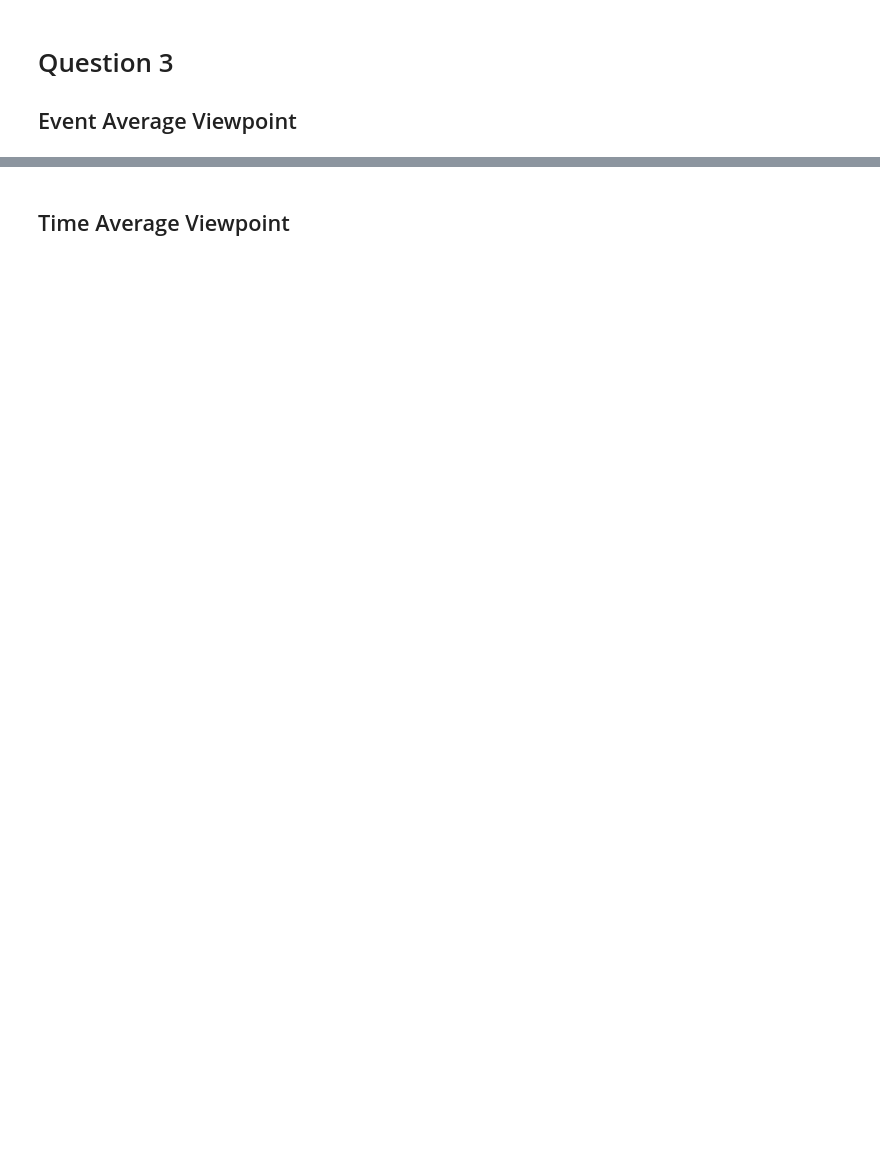
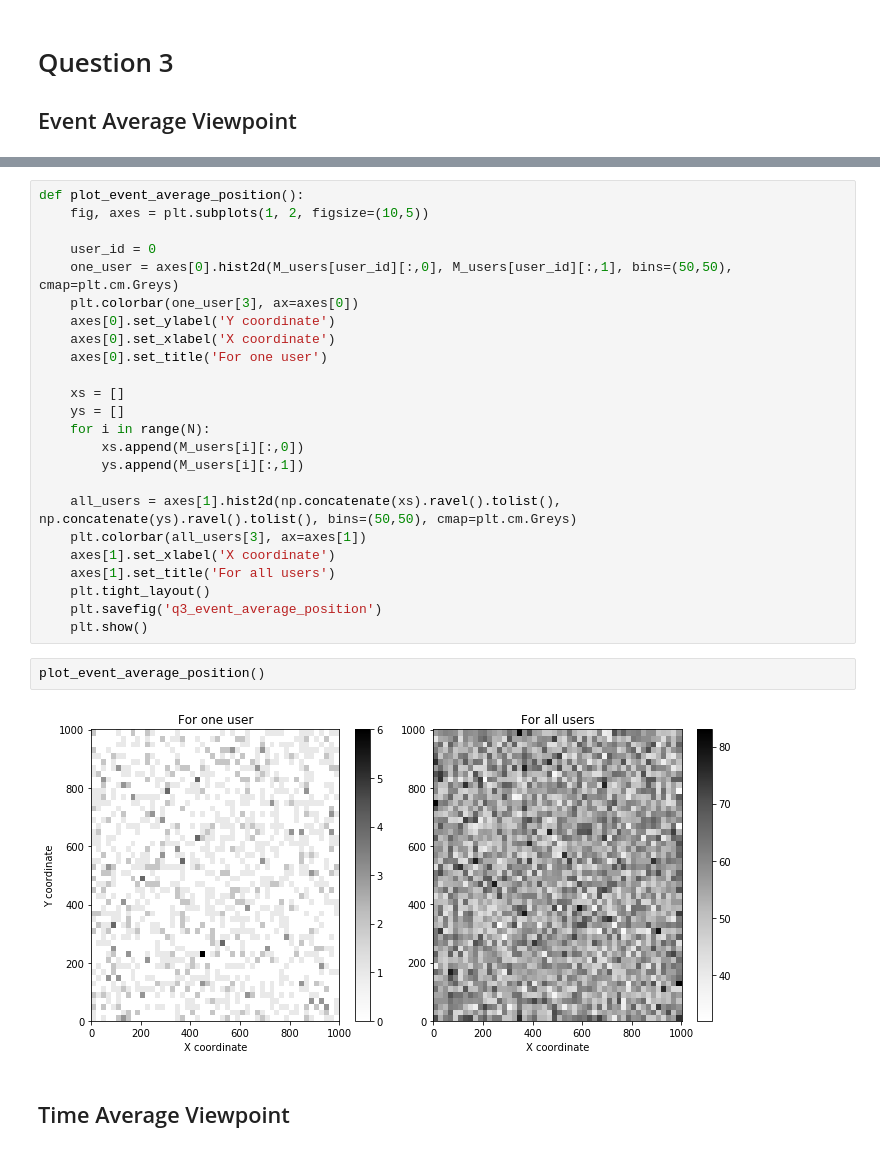
Before and after one commit to joelmfonseca/COM-503, a Jupyter notebook: hw2/hw2_q2_q3.ipynb, the cells around one changed output, grey strips where cells are left out. Cells and saved outputs as stored; diff of their text form; blank space fills up the shorter version.

```diff
--- a/hw2/hw2_q2_q3.ipynb
+++ b/hw2/hw2_q2_q3.ipynb
@@ -107,2 +134,30 @@ plot_waypoint(8, 30)
+# %%
+def plot_event_average_position():
+    fig, axes = plt.subplots(1, 2, figsize=(10,5))
+
+    user_id = 0
+    one_user = axes[0].hist2d(M_users[user_id][:,0], M_users[user_id][:,1], bins=(50,50), cmap=plt.cm.Greys)
+    plt.colorbar(one_user[3], ax=axes[0])
+    axes[0].set_ylabel('Y coordinate')
+    axes[0].set_xlabel('X coordinate')
+    axes[0].set_title('For one user')
+
+    xs = []
+    ys = []
+    for i in range(N):
+        xs.append(M_users[i][:,0])
+        ys.append(M_users[i][:,1])
+
+    all_users = axes[1].hist2d(np.concatenate(xs).ravel().tolist(), np.concatenate(ys).ravel().tolist(), bins=(50,50), cmap=plt.cm.Greys)
+    plt.colorbar(all_users[3], ax=axes[1])
+    axes[1].set_xlabel('X coordinate')
+    axes[1].set_title('For all users')
+    plt.tight_layout()
+    plt.savefig('q3_event_average_position')
+    plt.show()
+# %%
+plot_event_average_position()
+# %% [output]
+[figure, added]
 # %% [markdown]
 ## Time Average Viewpoint
```
Also changed, not shown: parts of 10 cells of this notebook, 7 other files.
